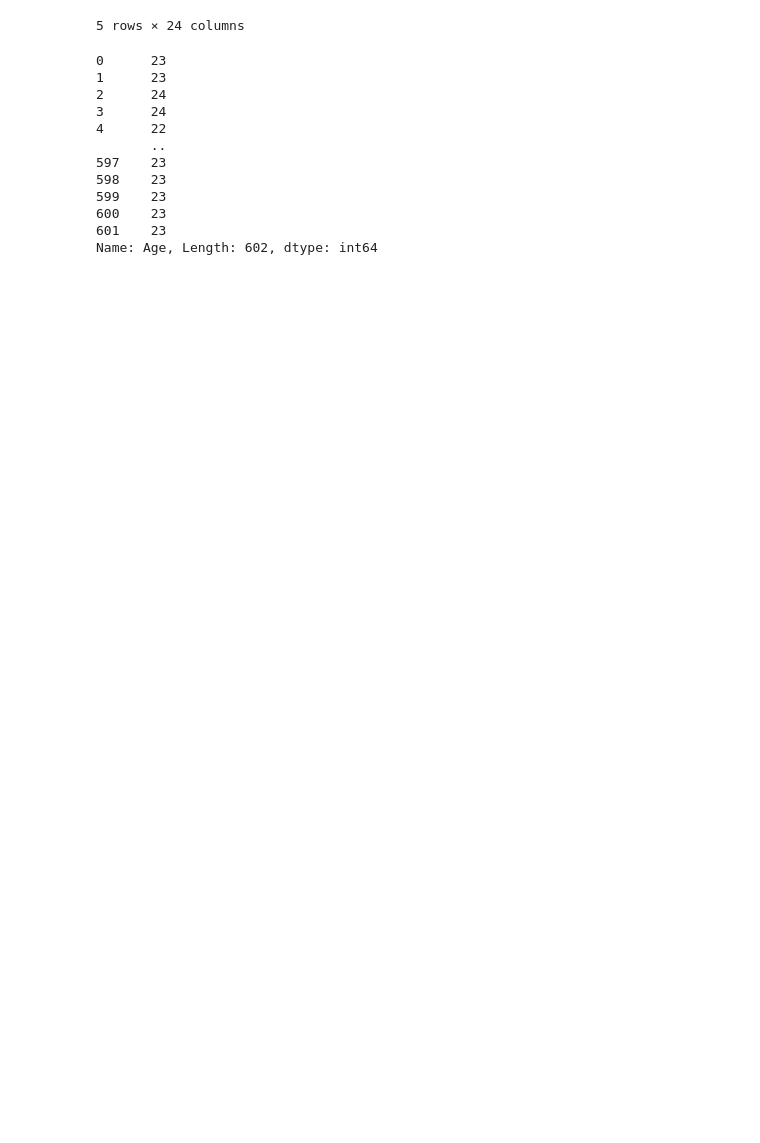
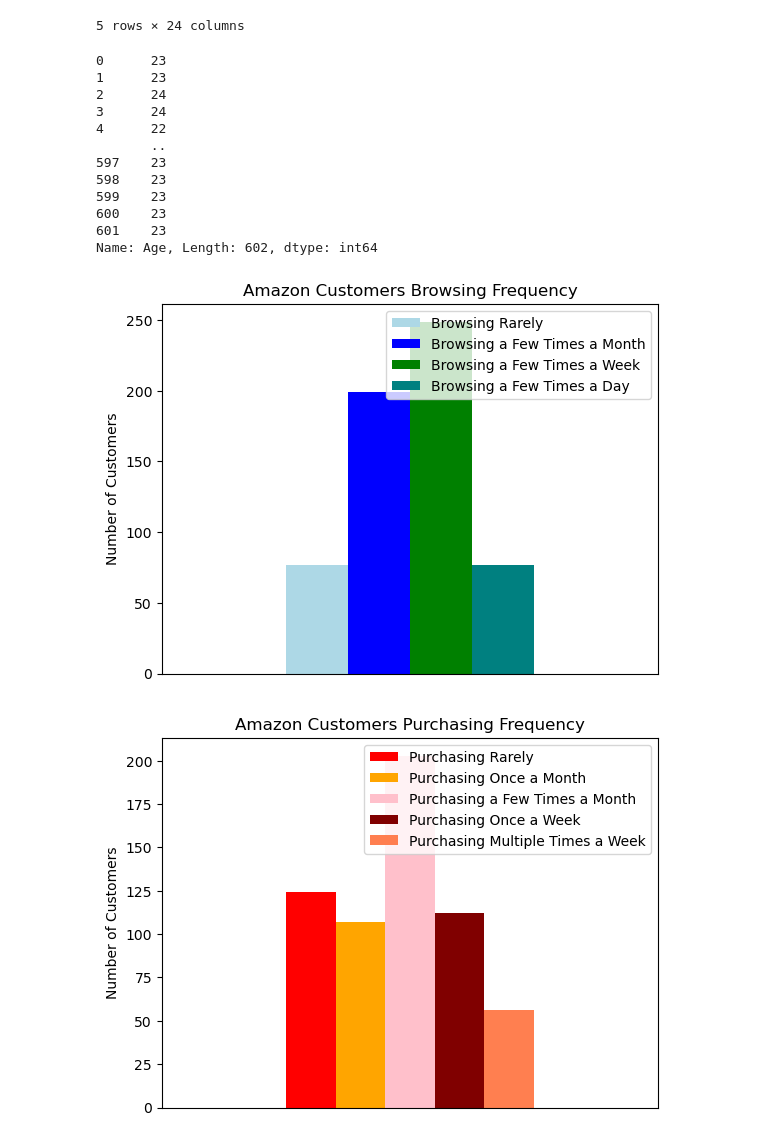
Before and after one commit to bgroble/Project1-G5, a Jupyter notebook: Amazon_Code_Group5 copy.ipynb, the cells around one changed output. Cells and saved outputs as stored; diff of their text form; code cells hidden in the pictures; blank space fills up the shorter version.

Commit message:
bridget code upload dec 13

```diff
--- a/Amazon_Code_Group5 copy.ipynb
+++ b/Amazon_Code_Group5 copy.ipynb
@@ -63,0 +64,60 @@ Name: Age, Length: 602, dtype: int64
+# %%
+# Question 4: How do browsing frequency and purchase frequency compare? - Bridget
+
+# create a summary table for purchasing
+# count number of people for each category of browsing
+browsing_rarely = amazon_df["Browsing_Frequency"].value_counts()["Rarely"]
+browsing_few_monthly = amazon_df["Browsing_Frequency"].value_counts()["Few times a month"]
+browsing_few_weekly = amazon_df["Browsing_Frequency"].value_counts()["Few times a week"]
+browsing_daily = amazon_df["Browsing_Frequency"].value_counts()["Multiple times a day"]
+
+# list for browsing
+b_list = ["Rarely", "Few times a month", "Few times a week", "Multiple times a day"]
+b_filter = [amazon_df["Browsing_Frequency"]== b for b in b_list]
+b_counts = [amazon_df.loc[b, "Browsing_Frequency"].value_counts() for b in b_filter]
+
+# create tiny data frame from all of these plots
+browsing_dict = ({"Browsing Rarely":[browsing_rarely],
+                           "Browsing a Few Times a Month":[browsing_few_monthly],
+                           "Browsing a Few Times a Week":[browsing_few_weekly],
+                           "Browsing a Few Times a Day":[browsing_daily]})
+# b_cols = (browsing_rarely, browsing_few_monthly, browsing_few_weekly, browsing_daily)
+browsing_df = pd.DataFrame(browsing_dict)
+browsing_df.rename(columns={0 :'Frequency of Browsing'}, inplace=True)
+browsing_df
+
+# create browsing bar plot
+browsing_df.plot(kind = 'bar', color = ['lightblue', 'blue', 'green', 'teal'], xticks=None,  ylabel = 'Number of Customers', title = 'Amazon Customers Browsing Frequency')
+plt.xticks([])
+
+# save browsing plot elsewhere
+plt.savefig("Output/BrowsingBar.png")
+
+# do the same thing for purchasing
+purchase_count = amazon_df["Purchase_Frequency"].value_counts()
+purchase_rarely = amazon_df["Purchase_Frequency"].value_counts()["Less than once a month"]
+purchase_once_monthly = amazon_df["Purchase_Frequency"].value_counts()["Once a month"]
+purchase_few_monthly = amazon_df["Purchase_Frequency"].value_counts()["Few times a month"]
+purchase_once_weekly = amazon_df["Purchase_Frequency"].value_counts()["Once a week"]
+purchase_weekly = amazon_df["Purchase_Frequency"].value_counts()["Multiple times a week"]
+
+# create tiny data frame from all of these plots
+purchase_dict = ({"Purchasing Rarely":[purchase_rarely],
+                           "Purchasing Once a Month":[purchase_once_monthly],
+                           "Purchasing a Few Times a Month":[purchase_few_monthly],
+                           "Purchasing Once a Week":[purchase_once_weekly],
+                           "Purchasing Multiple Times a Week":[purchase_weekly]})
+
+purchasing_df = pd.DataFrame(purchase_dict)
+purchasing_df.rename(columns={0 :'Frequency of Purchasing'}, inplace=True)
+purchasing_df
+
+# create purchasing bar plot
+purchasing_df.plot(kind = 'bar', color = ['red', 'orange', 'pink', 'maroon', 'coral'], xticks=None, ylabel = 'Number of Customers', title = 'Amazon Customers Purchasing Frequency')
+plt.xticks([])
+
+# save purchasing bar plot elsewhere
+plt.savefig("Output/PurchasingBar.png")
+# %% [output]
+[figure, added]
+[figure, added]
```
Also changed, not shown: parts of 7 cells of this notebook, 6 other files.
